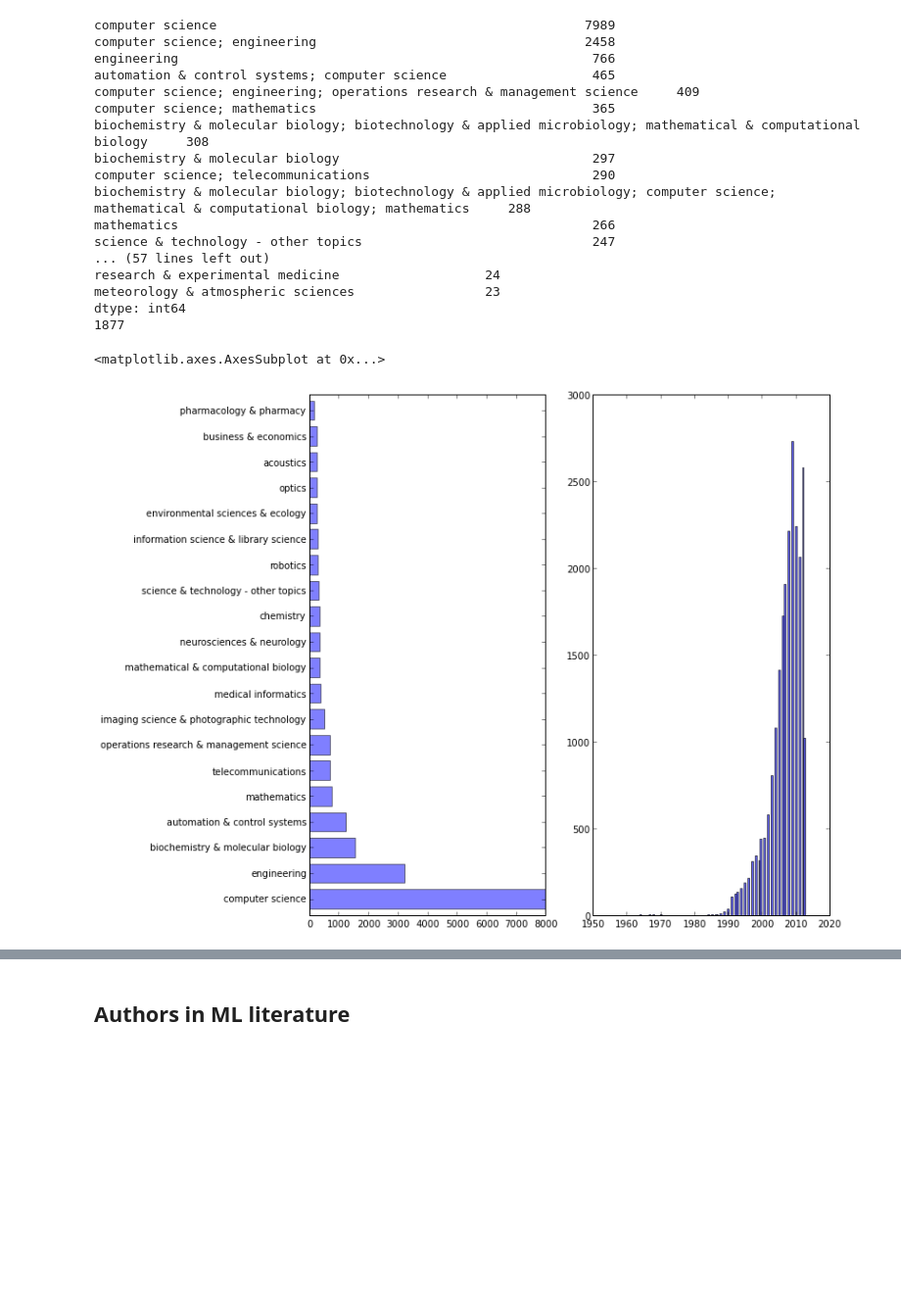
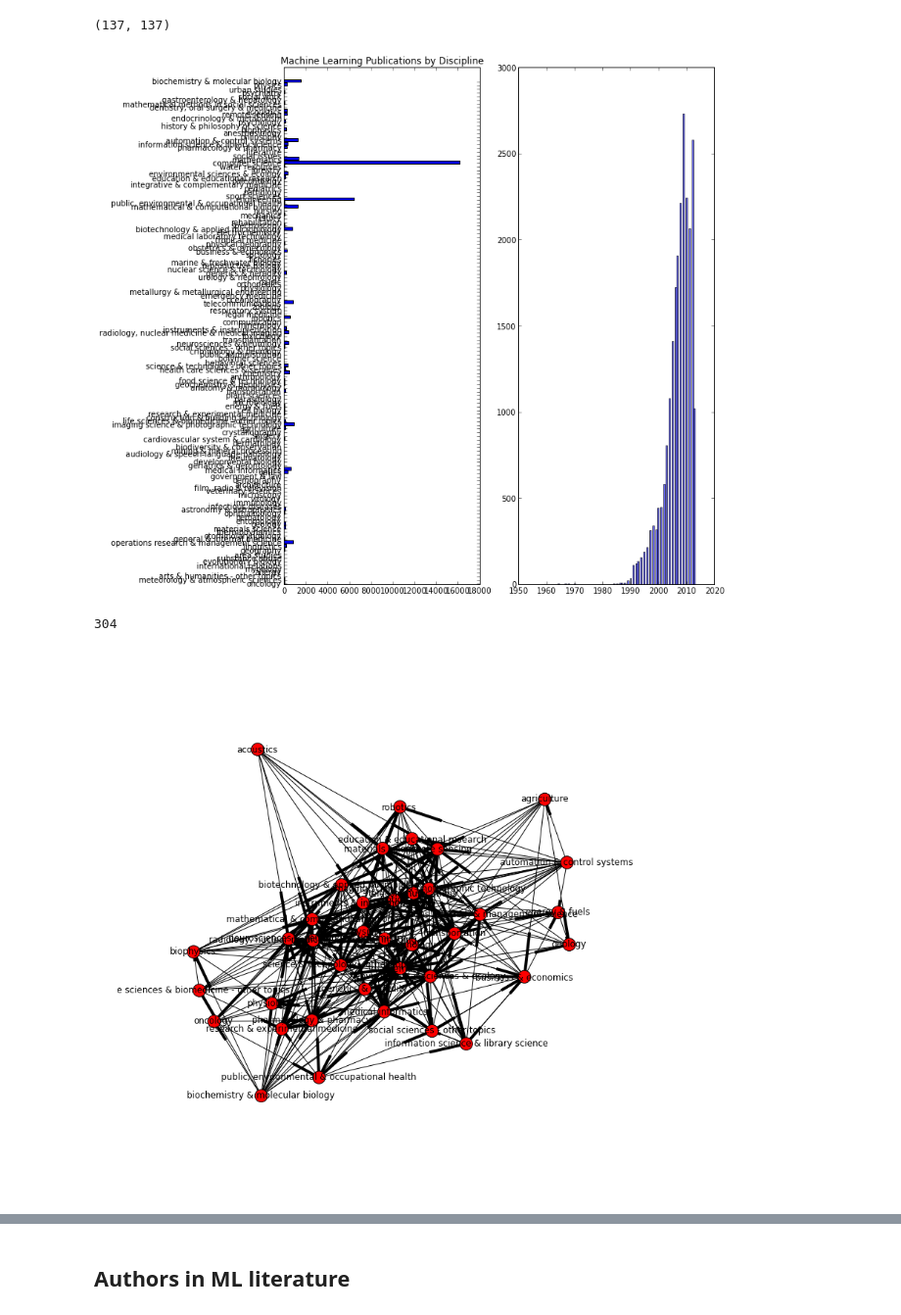
Before and after one commit to datapractice/machinelearners, a Jupyter notebook: ml_lit/ML_literature.ipynb, the cells around one changed output, grey strips where cells are left out. Shown at 98% size. Cells and saved outputs as stored; diff of their text form; code cells hidden in the pictures; blank space fills up the shorter version.

```diff
--- a/ml_lit/ML_literature.ipynb
+++ b/ml_lit/ML_literature.ipynb
@@ -53,41 +55,28 @@ field_counts
 # %%
 #the problem is that computer science clutters everything -- get rid of it?
 
-print df.field.value_counts().order(ascending=False)[0:20]
-
-# <codecell>
-
-topics_sans = topics.str.replace('(computer science; ?)|(engineering; ?)', '')
+topics_sans = df.fields.str.replace('(computer science; ?)|(engineering; ?)', '')
 topics_sans = topics_sans.map(lambda x: re.split('; ', str(x))[0])
 topics_sans.value_counts()
 
 
-print topics_sans.value_counts()[0:50]
-print(len(df.TI[(df.AB.str.contains(pat = 'supervised|unsupervise', case=False, na=False))]))
+#print topics_sans.value_counts()[0:50]
+#print(len(df.TI[(df.AB.str.contains(pat = 'supervised|unsupervise', case=False, na=False))]))
 #print(df.TI[(df.AB.str.contains(pat = 'supervised|unsupervise', case=False, na=False))])
-figure(figsize=(10,10))
+figure(figsize=(10,12))
 subplot(1,2,2)
 
 hist(df.PY, bins=100, alpha=0.6, label= 'Machine Learning Publications by Year')
 subplot(1,2,1)
-topics_sans.value_counts()[0:20].plot(kind='barh', alpha=0.5, grid=False)
+#this doesn't work -- TBA
+major_fields = {f:v for f,v in field_counts.iteritems() if v > 3 or f is not 'computer science'}
+print(len(field_counts), len(major_fields))
+heights = major_fields.values()
+ind= np.arange(len(heights))
+plt.barh(ind, heights)
+width =0.2
+plt.title('Machine Learning Publications by Discipline')
+xticks = plt.yticks(ind+width/2., major_fields.keys() )
 # %% [output]
-computer science                                                7989
-computer science; engineering                                   2458
-engineering                                                      766
-automation & control systems; computer science                   465
-computer science; engineering; operations research & management science     409
-computer science; mathematics                                    365
-biochemistry & molecular biology; biotechnology & applied microbiology; mathematical & computational biology     308
-biochemistry & molecular biology                                 297
-computer science; telecommunications                             290
-biochemistry & molecular biology; biotechnology & applied microbiology; computer science; mathematical & computational biology; mathematics     288
-mathematics                                                      266
-science & technology - other topics                              247
-... (57 lines left out)
-research & experimental medicine                   24
-meteorology & atmospheric sciences                 23
-dtype: int64
-1877
+(137, 137)
-<matplotlib.axes.AxesSubplot at 0x...>
-[figure, old version]
+[figure, new version]
@@ -93,0 +90,16 @@ dtype: int64
+# %%
+
+g2f = gr_f.copy()
+d = nx.degree(g2f)
+remove = 14
+[g2f.remove_node(n) for n in g2f.nodes() if d[n] <= remove]
+g2f.remove_node('computer science')
+g2f.remove_node('engineering')
+g2f.size()
+# %% [output]
+304
+# %%
+figure(figsize=(10,10))
+nx.draw_spring(g2f, k=1)
+# %% [output]
+[figure, added]
```
Also changed, not shown: parts of 8 cells of this notebook, 5 other files.
